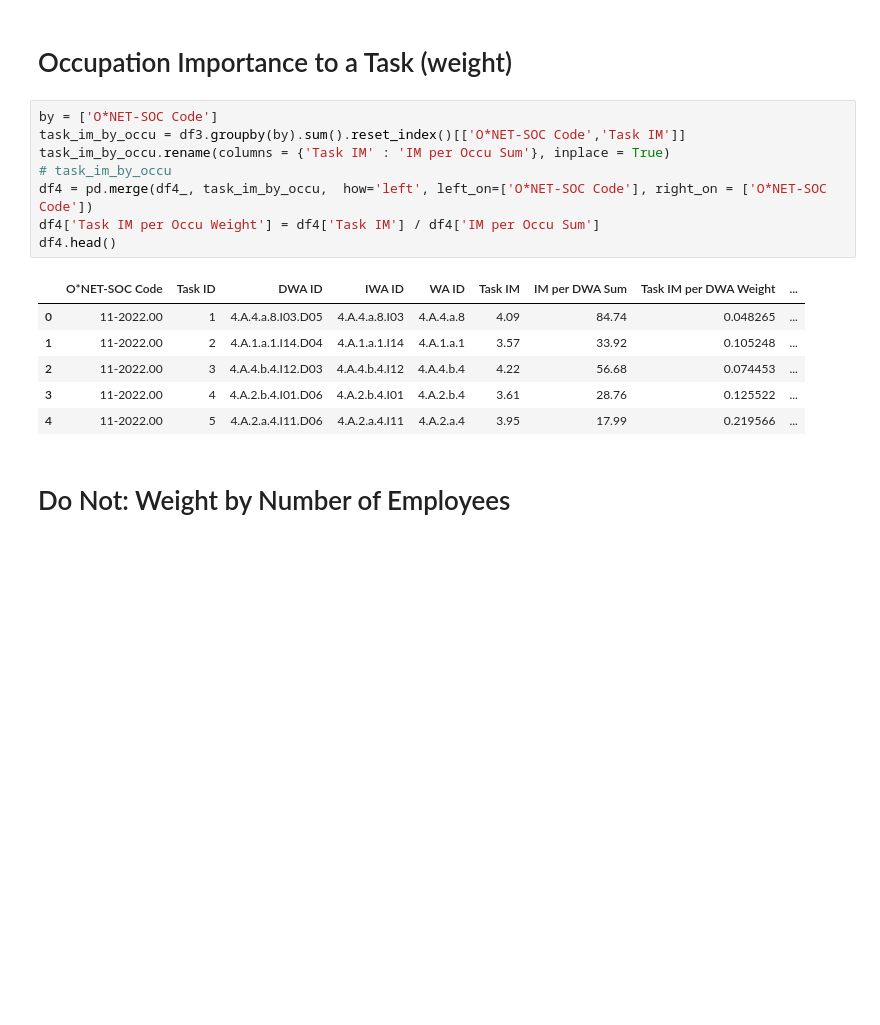
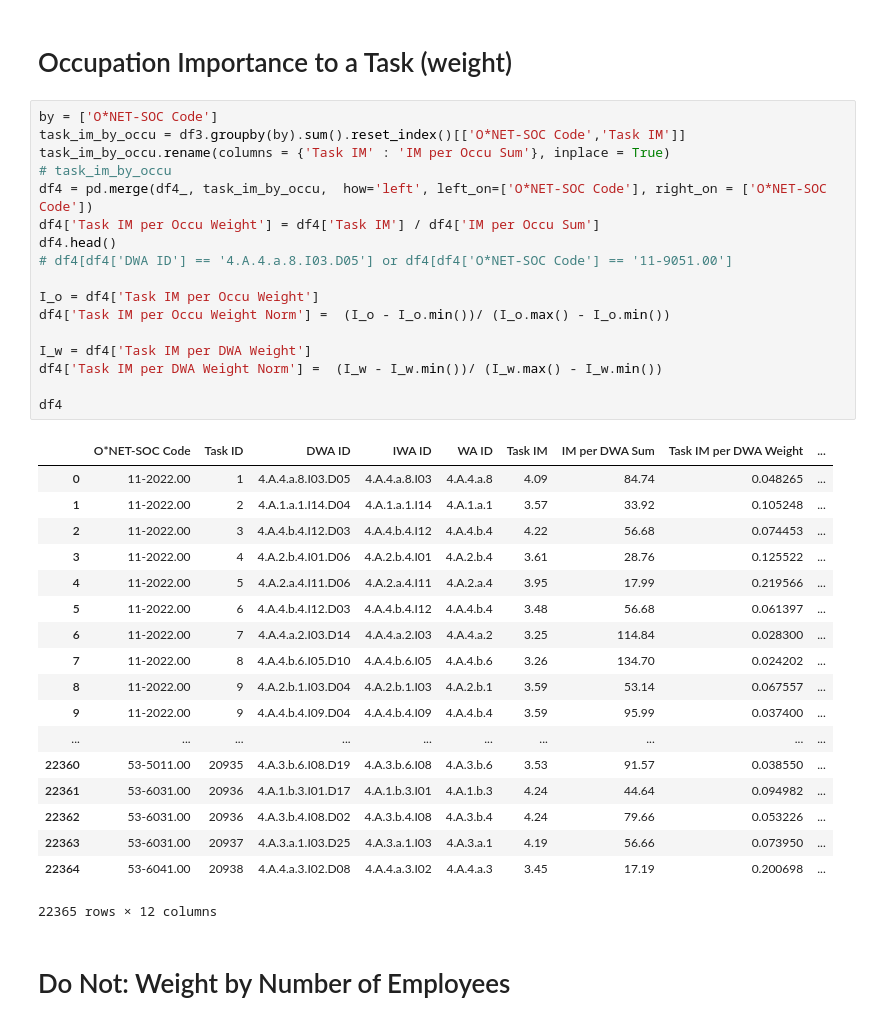
Before and after one commit to PDuckworth/FutureOf, a Jupyter notebook: FutureOfEmployment/skills_ability_vector_per_task.ipynb, the cells around one changed output. Cells and saved outputs as stored; diff of their text form; blank space fills up the shorter version.

```diff
--- a/FutureOfEmployment/skills_ability_vector_per_task.ipynb
+++ b/FutureOfEmployment/skills_ability_vector_per_task.ipynb
@@ -169,18 +181,39 @@ df4_.head()
 # %%
 by = ['O*NET-SOC Code']
 task_im_by_occu = df3.groupby(by).sum().reset_index()[['O*NET-SOC Code','Task IM']]
 task_im_by_occu.rename(columns = {'Task IM' : 'IM per Occu Sum'}, inplace = True)
 # task_im_by_occu
 df4 = pd.merge(df4_, task_im_by_occu,  how='left', left_on=['O*NET-SOC Code'], right_on = ['O*NET-SOC Code'])
 df4['Task IM per Occu Weight'] = df4['Task IM'] / df4['IM per Occu Sum']
 df4.head()
+# df4[df4['DWA ID'] == '4.A.4.a.8.I03.D05'] or df4[df4['O*NET-SOC Code'] == '11-9051.00']
+
+I_o = df4['Task IM per Occu Weight']
+df4['Task IM per Occu Weight Norm'] =  (I_o - I_o.min())/ (I_o.max() - I_o.min())
+
+I_w = df4['Task IM per DWA Weight']
+df4['Task IM per DWA Weight Norm'] =  (I_w - I_w.min())/ (I_w.max() - I_w.min())
+
+df4
 # %% [output]
 |  | O*NET-SOC Code | Task ID | DWA ID | IWA ID | WA ID | Task IM | IM per DWA Sum | Task IM per DWA Weight | ... |
 | 0 | 11-2022.00 | 1 | 4.A.4.a.8.I03.D05 | 4.A.4.a.8.I03 | 4.A.4.a.8 | 4.09 | 84.74 | 0.048265 | ... |
 | 1 | 11-2022.00 | 2 | 4.A.1.a.1.I14.D04 | 4.A.1.a.1.I14 | 4.A.1.a.1 | 3.57 | 33.92 | 0.105248 | ... |
 | 2 | 11-2022.00 | 3 | 4.A.4.b.4.I12.D03 | 4.A.4.b.4.I12 | 4.A.4.b.4 | 4.22 | 56.68 | 0.074453 | ... |
 | 3 | 11-2022.00 | 4 | 4.A.2.b.4.I01.D06 | 4.A.2.b.4.I01 | 4.A.2.b.4 | 3.61 | 28.76 | 0.125522 | ... |
 | 4 | 11-2022.00 | 5 | 4.A.2.a.4.I11.D06 | 4.A.2.a.4.I11 | 4.A.2.a.4 | 3.95 | 17.99 | 0.219566 | ... |
+| 5 | 11-2022.00 | 6 | 4.A.4.b.4.I12.D03 | 4.A.4.b.4.I12 | 4.A.4.b.4 | 3.48 | 56.68 | 0.061397 | ... |
+| 6 | 11-2022.00 | 7 | 4.A.4.a.2.I03.D14 | 4.A.4.a.2.I03 | 4.A.4.a.2 | 3.25 | 114.84 | 0.028300 | ... |
+| 7 | 11-2022.00 | 8 | 4.A.4.b.6.I05.D10 | 4.A.4.b.6.I05 | 4.A.4.b.6 | 3.26 | 134.70 | 0.024202 | ... |
+| 8 | 11-2022.00 | 9 | 4.A.2.b.1.I03.D04 | 4.A.2.b.1.I03 | 4.A.2.b.1 | 3.59 | 53.14 | 0.067557 | ... |
+| 9 | 11-2022.00 | 9 | 4.A.4.b.4.I09.D04 | 4.A.4.b.4.I09 | 4.A.4.b.4 | 3.59 | 95.99 | 0.037400 | ... |
+| ... | ... | ... | ... | ... | ... | ... | ... | ... | ... |
+| 22360 | 53-5011.00 | 20935 | 4.A.3.b.6.I08.D19 | 4.A.3.b.6.I08 | 4.A.3.b.6 | 3.53 | 91.57 | 0.038550 | ... |
+| 22361 | 53-6031.00 | 20936 | 4.A.1.b.3.I01.D17 | 4.A.1.b.3.I01 | 4.A.1.b.3 | 4.24 | 44.64 | 0.094982 | ... |
+| 22362 | 53-6031.00 | 20936 | 4.A.3.b.4.I08.D02 | 4.A.3.b.4.I08 | 4.A.3.b.4 | 4.24 | 79.66 | 0.053226 | ... |
+| 22363 | 53-6031.00 | 20937 | 4.A.3.a.1.I03.D25 | 4.A.3.a.1.I03 | 4.A.3.a.1 | 4.19 | 56.66 | 0.073950 | ... |
+| 22364 | 53-6041.00 | 20938 | 4.A.4.a.3.I02.D08 | 4.A.4.a.3.I02 | 4.A.4.a.3 | 3.45 | 17.19 | 0.200698 | ... |
+22365 rows × 12 columns
 # %% [markdown]
 # Do Not: Weight by Number of Employees
 # %%
```
Also changed, not shown: parts of 12 cells of this notebook, 4 other files.
